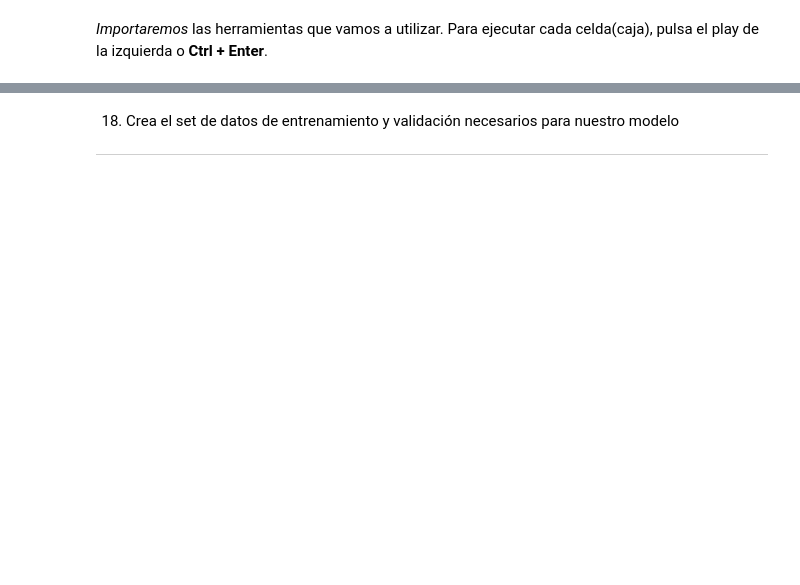
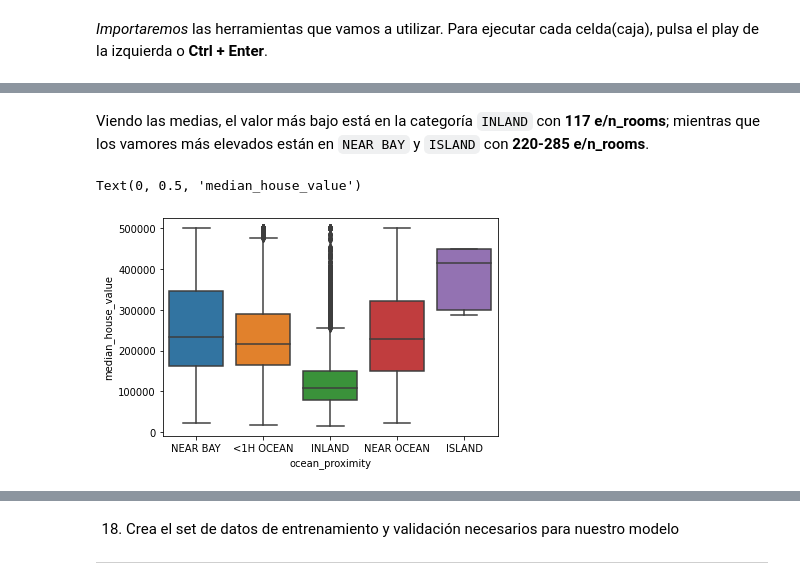
Before and after one commit to LAMDAMielgo/saturdaysAI_dl_mad22, a Jupyter notebook: week_1/challenge/DL_S1_Challenge_Oceans.ipynb, the cells around one changed output, grey strips where cells are left out. Drawn from its saved outputs; the diff is of its cells as text; code cells hidden in the pictures; blank space fills up the shorter version.

```diff
--- a/week_1/challenge/DL_S1_Challenge_Oceans.ipynb
+++ b/week_1/challenge/DL_S1_Challenge_Oceans.ipynb
@@ -273,0 +173,2 @@ Creación del modelo de redes neuronales
+# %%
+df.dropna(how = 'any', axis = 'index', inplace = True)
@@ -273,0 +182,7 @@ Creación del modelo de redes neuronales
+# %%
+# voy a añadir el valor de precio unitario por rooms (para desvincular del tamaño de la vivienda)
+# $/n_rooms
+df['median_house_value_by_rooms'] = df['median_house_value'] / df['total_rooms']
+
+aggdf = df[['ocean_proximity', 'median_house_value_by_rooms']].groupby('ocean_proximity').agg(['min', 'max', 'mean', 'count'])
+aggdf
@@ -273,0 +198,12 @@ Creación del modelo de redes neuronales
+# %% [markdown]
+Viendo las medias, el valor más bajo está en la categoría `INLAND` con **117 e/n_rooms**; mientras que los vamores más elevados están en `NEAR BAY` y `ISLAND` con **220-285 e/n_rooms**.
+# %%
+fig, ax = plt.subplots(1, 1, figsize=(6,4))
+
+sns.boxplot(x=df.ocean_proximity, y=df['median_house_value'], ax=ax)
+
+ax.set_xlabel('ocean_proximity')
+ax.set_ylabel('median_house_value')
+# %% [output]
+Text(0, 0.5, 'median_house_value')
+[figure, added]
```
Also changed, not shown: parts of 148 cells of this notebook.
